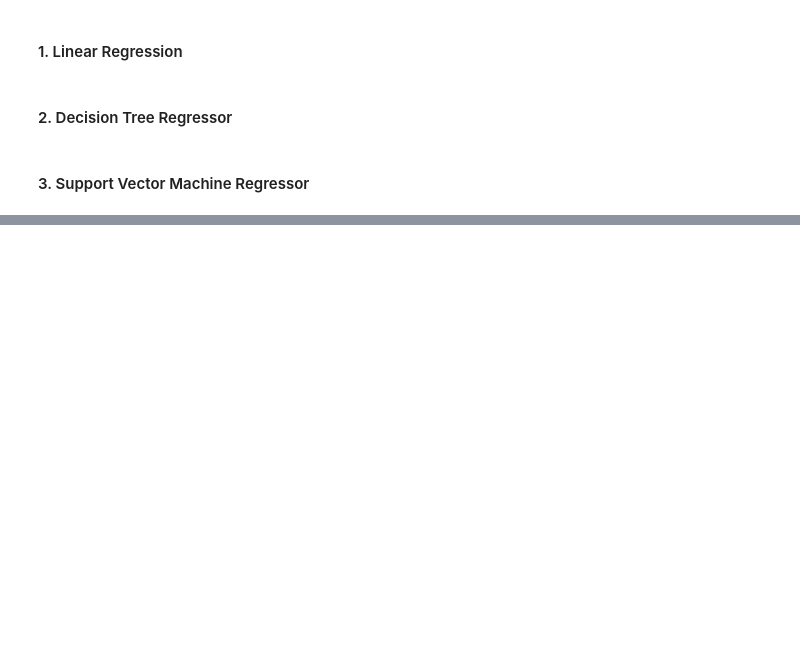
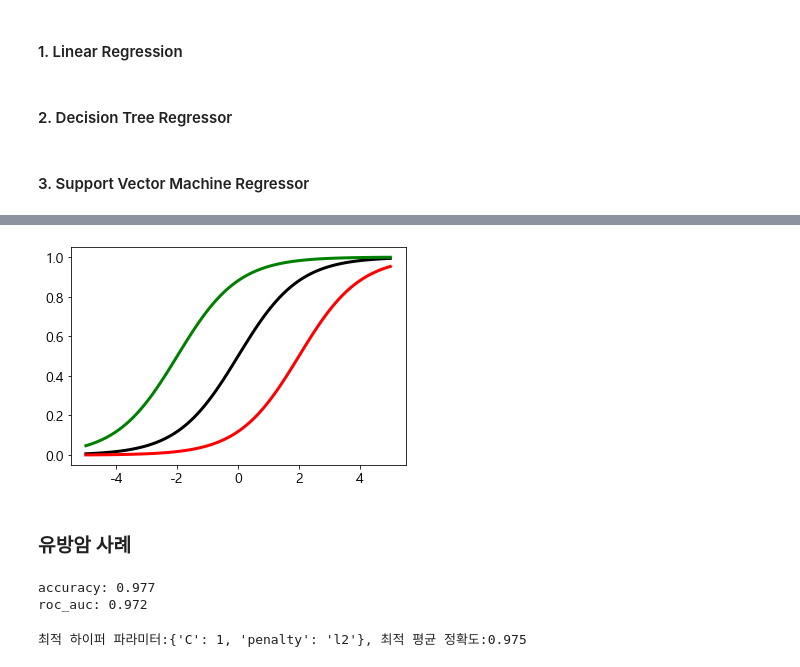
Before and after one commit to ckiekim/Machine-Learning, a Jupyter notebook: ch5-regression.ipynb, the cells around one changed output, grey strips where cells are left out. Cells and saved outputs as stored; diff of their text form; code cells hidden in the pictures; blank space fills up the shorter version.

```diff
--- a/ch5-regression.ipynb
+++ b/ch5-regression.ipynb
@@ -218,0 +421,13 @@ print(rmse_lr, rmse_dtr, rmse_svr)
+# %%
+xs = np.linspace(-5, 5, 100)
+y0 = sigmoid(xs, 1, 0)
+y2p = sigmoid(xs, 1, 2)
+y2m = sigmoid(xs, 1, -2)
+plt.plot(xs, y0, lw=3, c='k')
+plt.plot(xs, y2p, lw=3, c='g')
+plt.plot(xs, y2m, lw=3, c='r')
+plt.show()
+# %% [output]
+[figure, added]
+# %% [markdown]
+### 유방암 사례
@@ -218,0 +447,28 @@ print(rmse_lr, rmse_dtr, rmse_svr)
+# %%
+from sklearn.linear_model import LogisticRegression
+from sklearn.metrics import accuracy_score, roc_auc_score
+
+# 로지스틱 회귀를 이용하여 학습 및 예측 수행.
+lr_clf = LogisticRegression()
+lr_clf.fit(X_train, y_train)
+lr_preds = lr_clf.predict(X_test)
+
+# accuracy와 roc_auc 측정
+print('accuracy: {:0.3f}'.format(accuracy_score(y_test, lr_preds)))
+print('roc_auc: {:0.3f}'.format(roc_auc_score(y_test, lr_preds)))
+# %% [output]
+accuracy: 0.977
+roc_auc: 0.972
+# %%
+from sklearn.model_selection import GridSearchCV
+
+params={'penalty':['l2', 'l1'],
+        'C':[0.01, 0.1, 1, 1, 5, 10]}
+
+grid_clf = GridSearchCV(lr_clf, param_grid=params,
+                        scoring='accuracy', cv=3)
+grid_clf.fit(data_scaled, cancer.target)
+print('최적 하이퍼 파라미터:{0}, 최적 평균 정확도:{1:.3f}'.\
+      format(grid_clf.best_params_, grid_clf.best_score_))
+# %% [output]
+최적 하이퍼 파라미터:{'C': 1, 'penalty': 'l2'}, 최적 평균 정확도:0.975
```
Also changed, not shown: parts of 45 cells of this notebook, 1 other file.
